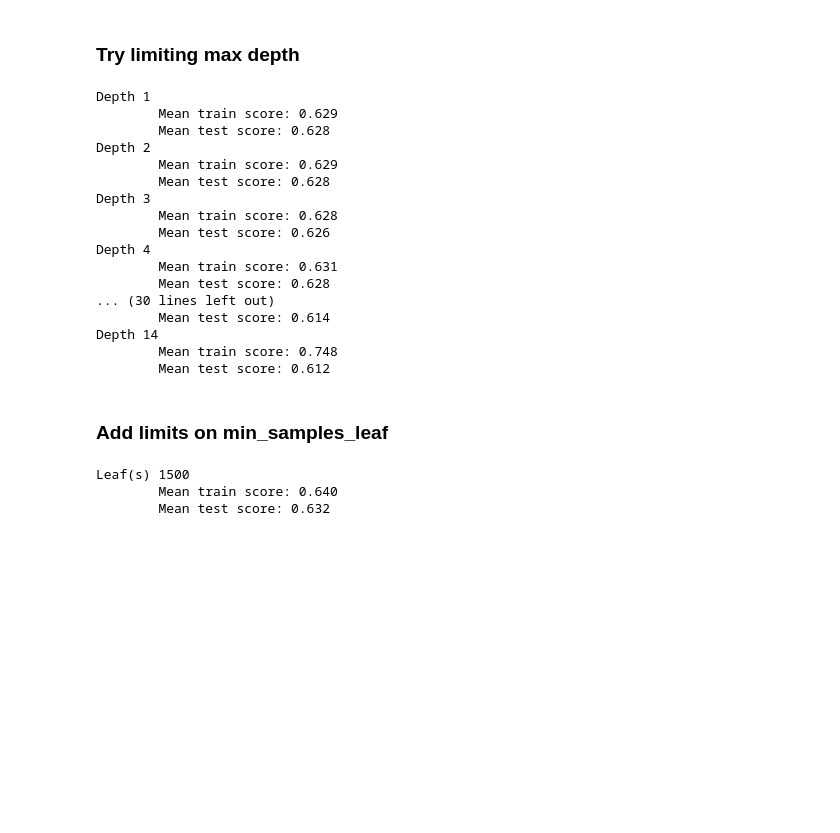
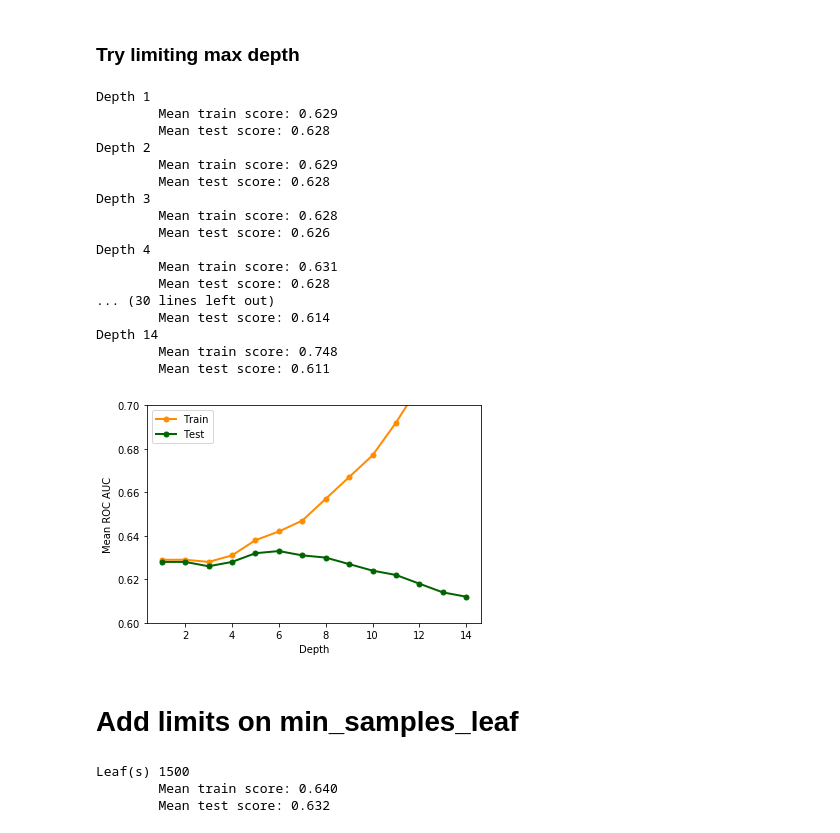
Before and after one commit to RohanBhandari/gs_classifier, a Jupyter notebook: gs_classifier.ipynb, the cells around one changed output. Drawn from its saved outputs; the diff is of its cells as text; code cells hidden in the pictures; blank space fills up the shorter version.

```diff
--- a/gs_classifier.ipynb
+++ b/gs_classifier.ipynb
@@ -110,7 +127,7 @@ for depth in range(1,15):
     tree_depth = DecisionTreeClassifier(max_depth=depth)
     train_scores = []
     test_scores = []
-    for idx, (train, test) in enumerate(kf.split(X, y)):
+    for idx, (train, test) in enumerate(kf.split(feats, y)):
         # Setup weights and train/test sets
         train_weights = list(feats.iloc[train,0])
         X_train, y_train = feats.iloc[train,1:12], y.iloc[train]
@@ -147,11 +164,27 @@ Depth 4
         Mean test score: 0.614
 Depth 14
         Mean train score: 0.748
-        Mean test score: 0.612
+        Mean test score: 0.611
 # %%
 # Use depth = 9, as it is just beyond overfitting
+# %%
+#Train scores
+train_scores = [0.629, 0.629, 0.628, 0.631, 0.638, 0.642, 0.647, 0.657, 0.667, 0.677, 0.692, 0.709, 0.727, 0.748]
+#Test scores
+test_scores = [0.628, 0.628, 0.626, 0.628, 0.632, 0.633, 0.631, 0.630, 0.627, 0.624, 0.622, 0.618, 0.614, 0.612]
+
+# Plot train/test scores as a function of depth
+plt.plot(range(1,15), train_scores, color='darkorange', label = 'Train', lw=2, marker='.', ms=10)
+plt.plot(range(1,15), test_scores, color='darkgreen', label = 'Test', lw=2, marker='.', ms=10)
+plt.ylim([0.6, 0.7])
+plt.xlabel('Depth')
+plt.ylabel('Mean ROC AUC')
+plt.legend(loc='upper left')
+plt.show()
+# %% [output]
+[figure, added]
 # %% [markdown]
-### Add limits on min_samples_leaf
+# Add limits on min_samples_leaf
 # %%
 for leaf in range(1500,1501):
     print("Leaf(s) {}").format(leaf)
```
Also changed, not shown: parts of 10 cells of this notebook, 3 other files.
